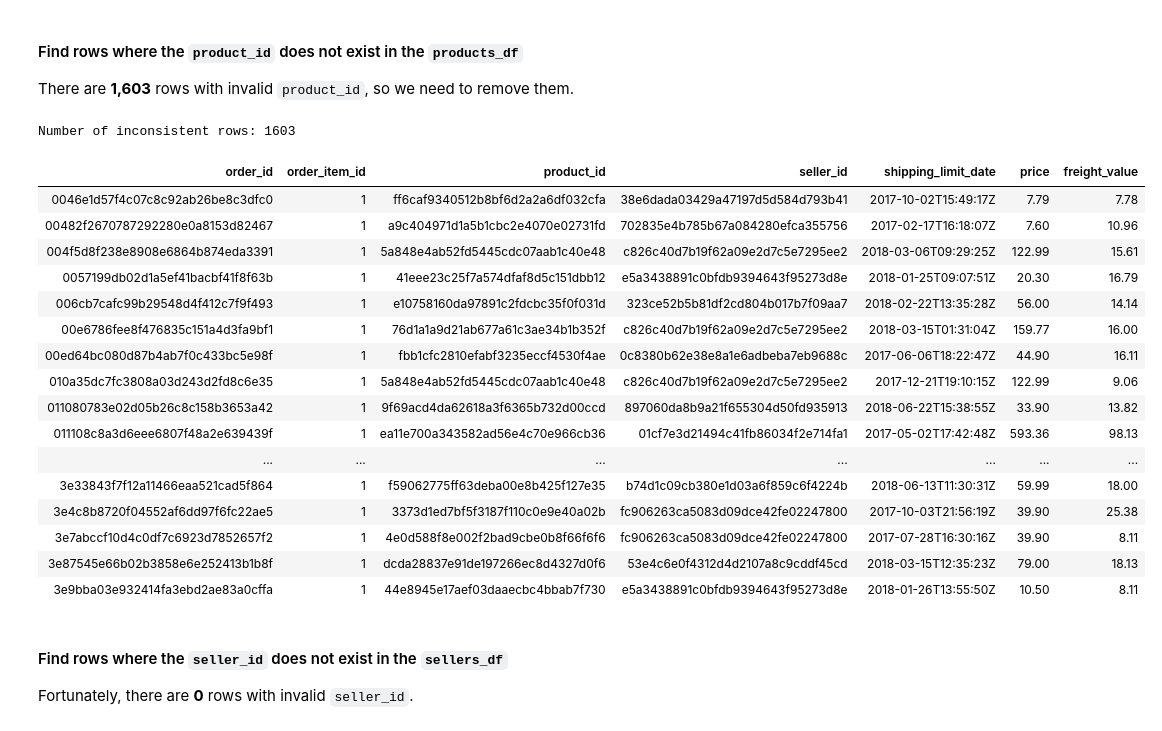
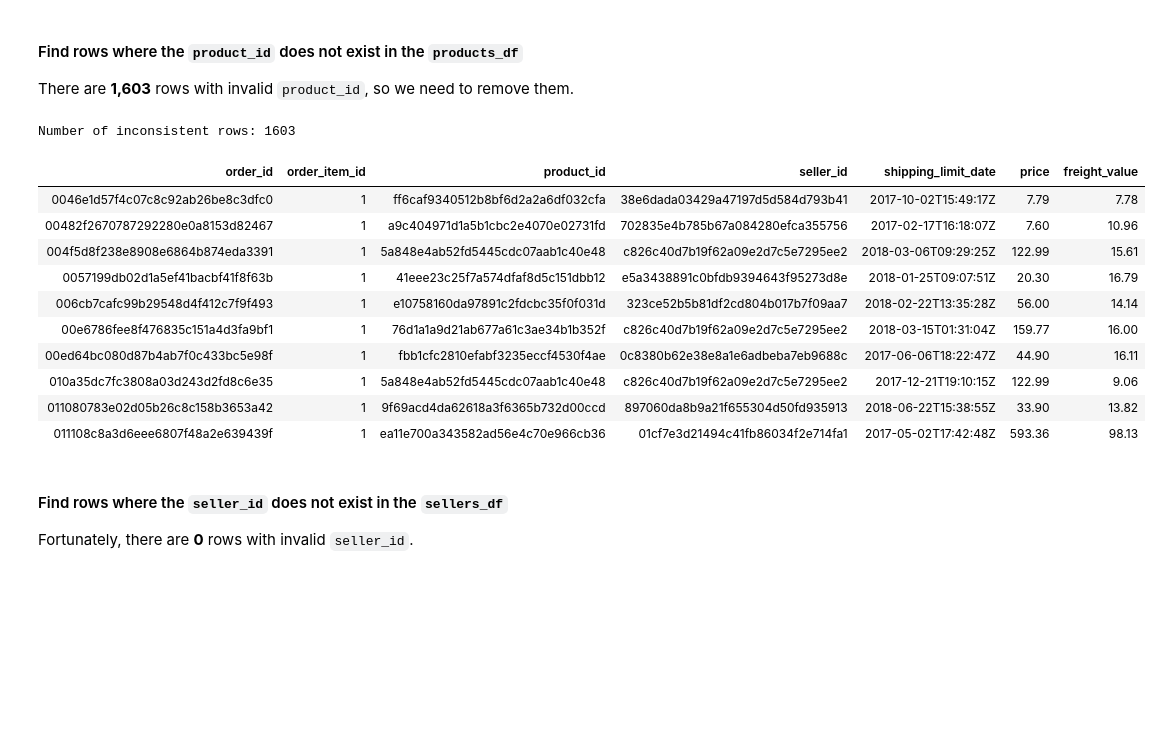
Before and after one commit to syafaatsaat/omni_oracle, a Jupyter notebook: final_project/notebooks/azure_data_cleaning.ipynb, the cells around one changed output. Saved outputs shown, nothing was run; the diff lists cells and outputs as text; code cells hidden in the pictures; blank space fills up the shorter version.

```diff
--- a/final_project/notebooks/azure_data_cleaning.ipynb
+++ b/final_project/notebooks/azure_data_cleaning.ipynb
@@ -1451,39 +1451,33 @@ There are **1,603** rows with invalid `product_id`, so we need to remove them.
 # %%
 # Join order_items_df with products_df to find matching product_id
 inconsistent_rows = order_items_df.join(
     products_df,
     order_items_df['product_id'] == products_df['product_id'],
     'left_anti'
 )
 
 # Filter order_items_df to keep only consistent rows
 order_items_df = order_items_df.join(
     products_df,
     order_items_df['product_id'] == products_df['product_id'],
     'left_semi'
 )
 
 print(f"Number of inconsistent rows: {inconsistent_rows.count()}")
-display(inconsistent_rows)
+display(inconsistent_rows.limit(10))
 # %% [output]
 Number of inconsistent rows: 1603
 | order_id | order_item_id | product_id | seller_id | shipping_limit_date | price | freight_value |
 | 0046e1d57f4c07c8c92ab26be8c3dfc0 | 1 | ff6caf9340512b8bf6d2a2a6df032cfa | 38e6dada03429a47197d5d584d793b41 | 2017-10-02T15:49:17Z | 7.79 | 7.78 |
 | 00482f2670787292280e0a8153d82467 | 1 | a9c404971d1a5b1cbc2e4070e02731fd | 702835e4b785b67a084280efca355756 | 2017-02-17T16:18:07Z | 7.60 | 10.96 |
 | 004f5d8f238e8908e6864b874eda3391 | 1 | 5a848e4ab52fd5445cdc07aab1c40e48 | c826c40d7b19f62a09e2d7c5e7295ee2 | 2018-03-06T09:29:25Z | 122.99 | 15.61 |
 | 0057199db02d1a5ef41bacbf41f8f63b | 1 | 41eee23c25f7a574dfaf8d5c151dbb12 | e5a3438891c0bfdb9394643f95273d8e | 2018-01-25T09:07:51Z | 20.30 | 16.79 |
 | 006cb7cafc99b29548d4f412c7f9f493 | 1 | e10758160da97891c2fdcbc35f0f031d | 323ce52b5b81df2cd804b017b7f09aa7 | 2018-02-22T13:35:28Z | 56.00 | 14.14 |
 | 00e6786fee8f476835c151a4d3fa9bf1 | 1 | 76d1a1a9d21ab677a61c3ae34b1b352f | c826c40d7b19f62a09e2d7c5e7295ee2 | 2018-03-15T01:31:04Z | 159.77 | 16.00 |
 | 00ed64bc080d87b4ab7f0c433bc5e98f | 1 | fbb1cfc2810efabf3235eccf4530f4ae | 0c8380b62e38e8a1e6adbeba7eb9688c | 2017-06-06T18:22:47Z | 44.90 | 16.11 |
 | 010a35dc7fc3808a03d243d2fd8c6e35 | 1 | 5a848e4ab52fd5445cdc07aab1c40e48 | c826c40d7b19f62a09e2d7c5e7295ee2 | 2017-12-21T19:10:15Z | 122.99 | 9.06 |
 | 011080783e02d05b26c8c158b3653a42 | 1 | 9f69acd4da62618a3f6365b732d00ccd | 897060da8b9a21f655304d50fd935913 | 2018-06-22T15:38:55Z | 33.90 | 13.82 |
 | 011108c8a3d6eee6807f48a2e639439f | 1 | ea11e700a343582ad56e4c70e966cb36 | 01cf7e3d21494c41fb86034f2e714fa1 | 2017-05-02T17:42:48Z | 593.36 | 98.13 |
-| ... | ... | ... | ... | ... | ... | ... |
-| 3e33843f7f12a11466eaa521cad5f864 | 1 | f59062775ff63deba00e8b425f127e35 | b74d1c09cb380e1d03a6f859c6f4224b | 2018-06-13T11:30:31Z | 59.99 | 18.00 |
-| 3e4c8b8720f04552af6dd97f6fc22ae5 | 1 | 3373d1ed7bf5f3187f110c0e9e40a02b | fc906263ca5083d09dce42fe02247800 | 2017-10-03T21:56:19Z | 39.90 | 25.38 |
-| 3e7abccf10d4c0df7c6923d7852657f2 | 1 | 4e0d588f8e002f2bad9cbe0b8f66f6f6 | fc906263ca5083d09dce42fe02247800 | 2017-07-28T16:30:16Z | 39.90 | 8.11 |
-| 3e87545e66b02b3858e6e252413b1b8f | 1 | dcda28837e91de197266ec8d4327d0f6 | 53e4c6e0f4312d4d2107a8c9cddf45cd | 2018-03-15T12:35:23Z | 79.00 | 18.13 |
-| 3e9bba03e932414fa3ebd2ae83a0cffa | 1 | 44e8945e17aef03daaecbc4bbab7f730 | e5a3438891c0bfdb9394643f95273d8e | 2018-01-26T13:55:50Z | 10.50 | 8.11 |
 # %% [markdown]
 #### Find rows where the `seller_id` does not exist in the `sellers_df`
 
```
Also changed, not shown: parts of 36 cells of this notebook.
